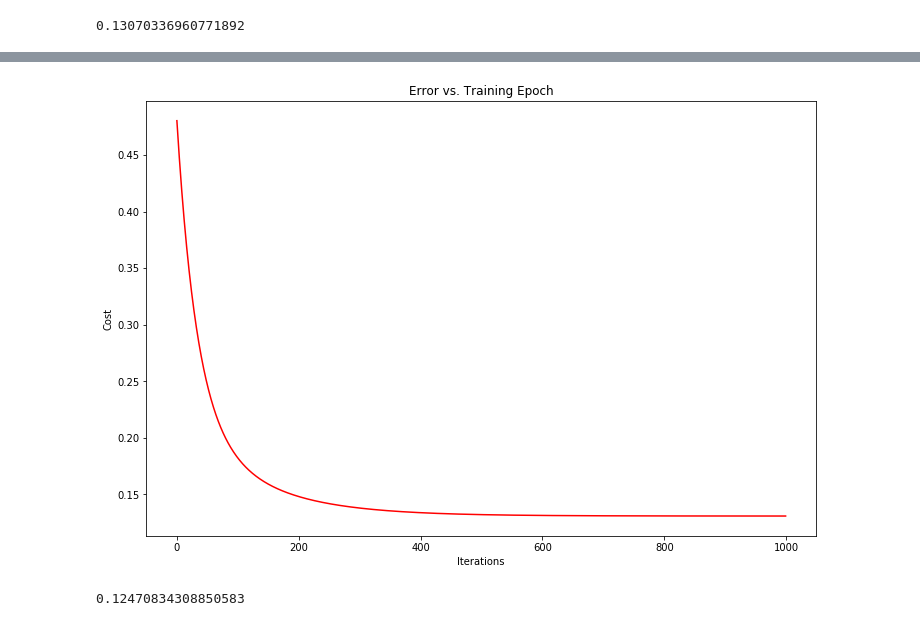
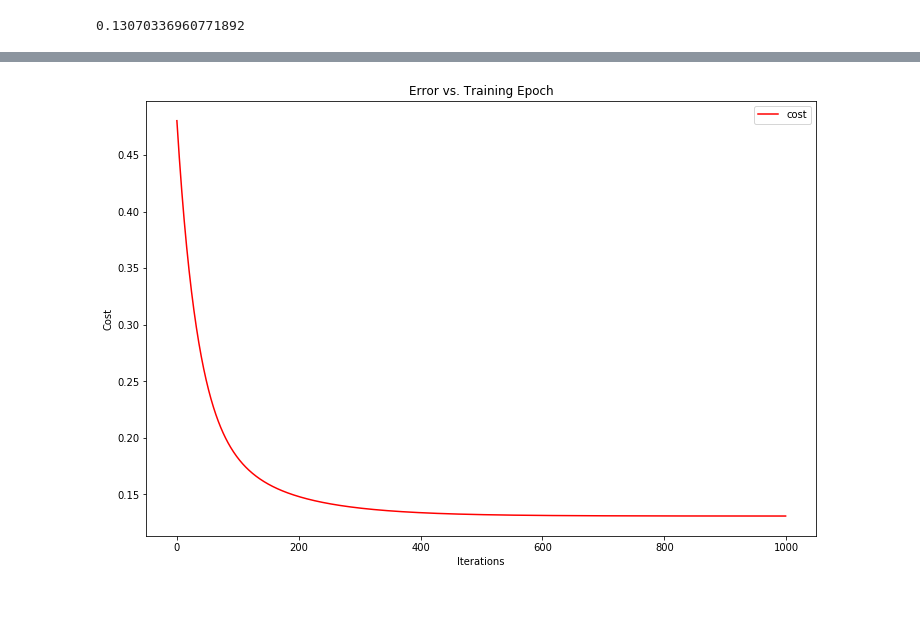
Before and after one commit to changsl231/LocalGithub, a Jupyter notebook: JupyterNotebook/Machine Learning/Andrew Ng/ex 1/ex1.ipynb, the cells around one changed output, grey strips where cells are left out. Saved outputs shown, nothing was run; the diff lists cells and outputs as text; code cells hidden in the pictures.

```diff
--- a/JupyterNotebook/Machine Learning/Andrew Ng/ex 1/ex1.ipynb
+++ b/JupyterNotebook/Machine Learning/Andrew Ng/ex 1/ex1.ipynb
@@ -221,10 +221,11 @@ ValueError: input operand has more dimensions than allowed by the axis remapping
 # %%
 #查看训练过程
 fig, ax = plt.subplots(figsize=(12,8))
-ax.plot(np.arange(iters), cost2, 'r')
+ax.plot(np.arange(iters), cost2, 'r',label='cost')
+ax.legend(loc=1)
 ax.set_xlabel('Iterations')
 ax.set_ylabel('Cost')
 ax.set_title('Error vs. Training Epoch')
 plt.show()
 # %% [output]
-[figure, old version]
+[figure, new version]
@@ -233,4 +231,0 @@ f = g2[0,0] + (g2[0,1]*0.13001) + (g2[0,2]*-0.223675)
-# %%
-f
-# %% [output]
-0.12470834308850583
```
Also changed, not shown: parts of 15 cells of this notebook, 2 other files.
